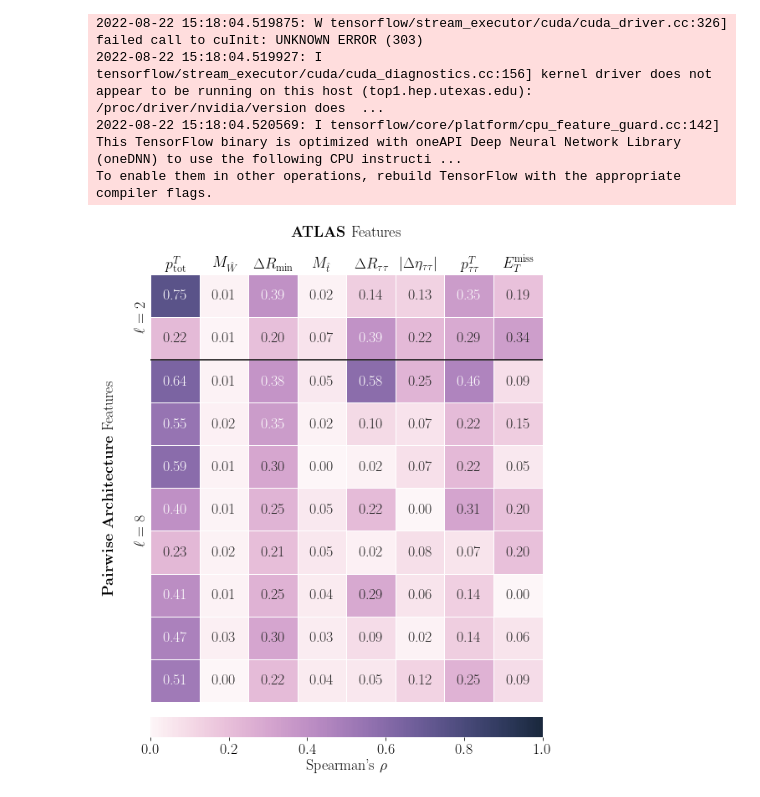
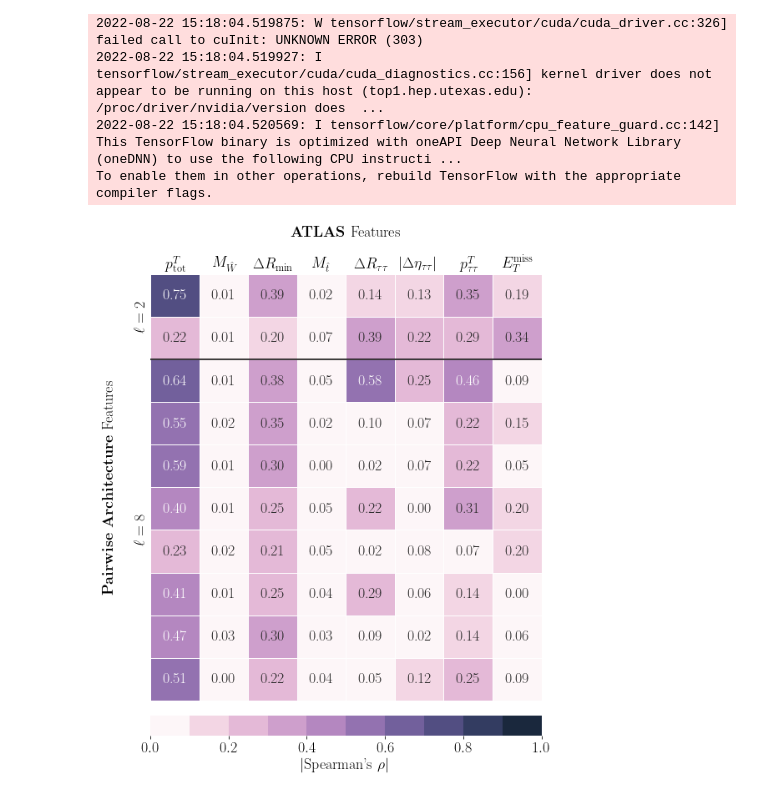
Before and after one commit to DelonShen/classifying-collider-events-with-point-clouds, a Jupyter notebook: paper_code/spearman_rank_analysis.ipynb, the cells around one changed output. Drawn from its saved outputs; the diff is of its cells as text; code cells hidden in the pictures.

Commit message:
small addition to the spearman correlation figure

```diff
--- a/paper_code/spearman_rank_analysis.ipynb
+++ b/paper_code/spearman_rank_analysis.ipynb
@@ -120,31 +120,31 @@ matplotlib.rcParams['text.usetex'] = True
 # %%
 plt.rcParams['font.size'] = 18
 
-cmap =sns.cubehelix_palette(start=26/10, light=.97, as_cmap=True)
+cmap =sns.cubehelix_palette(start=26/10, light=.97, n_colors=10)
 plt.figure(figsize=(8,10))
 ax = sns.heatmap(np.concatenate([l2_corr, l8_corr]), annot=True, fmt=".2f",  linewidths=.5, cmap=cmap,
-                 vmin=0, vmax=1, cbar_kws={'label': r"Spearman's $\rho$", "orientation": "horizontal", 'pad':0.03})
+                 vmin=0, vmax=1, cbar_kws={'label': r"$\big|$Spearman's $\rho\big|$", "orientation": "horizontal", 'pad':0.03})
 ax.hlines([2], *ax.get_xlim(), colors=["black"])
 ax.xaxis.tick_top()
 ax.tick_params(axis=u'both', which=u'both',length=0)
 
 ax.tick_params(axis=u'x', which=u'both',labelrotation=0)
 atlas_labels=[r'$p^T_{\rm tot}$',
               r'$M_{\hat W}$',
               r'$\Delta R_{\rm min}$',
               r'$M_{\hat t}$',
               r'$\Delta R_{\tau\tau}$',
               r'$|\Delta \eta_{\tau\tau}|$',
               r'$p^T_{\tau\tau}$',
               r'$E_T^{\rm miss}$',]
 ax.set_xticks(np.arange(8)+0.5, labels=atlas_labels)
 plt.xlabel(r'\textbf{ATLAS} Features'+'\n')
 ax.xaxis.set_label_position('top')
 
 ax.set_yticks([1,6], labels=[ r'$\ell=2$',  r'$\ell=8$'])
 
 plt.ylabel(r'\textbf{Pairwise Architecture} Features'+'\n')
 
-plt.savefig('figures/spearman_correlations.pdf')
+plt.savefig('figures/spearman_correlations.pdf', bbox_inches='tight')
 # %% [output]
-[figure, old version]
+[figure, new version]
```
Also changed, not shown: parts of 1 cell of this notebook, 1 other file.
